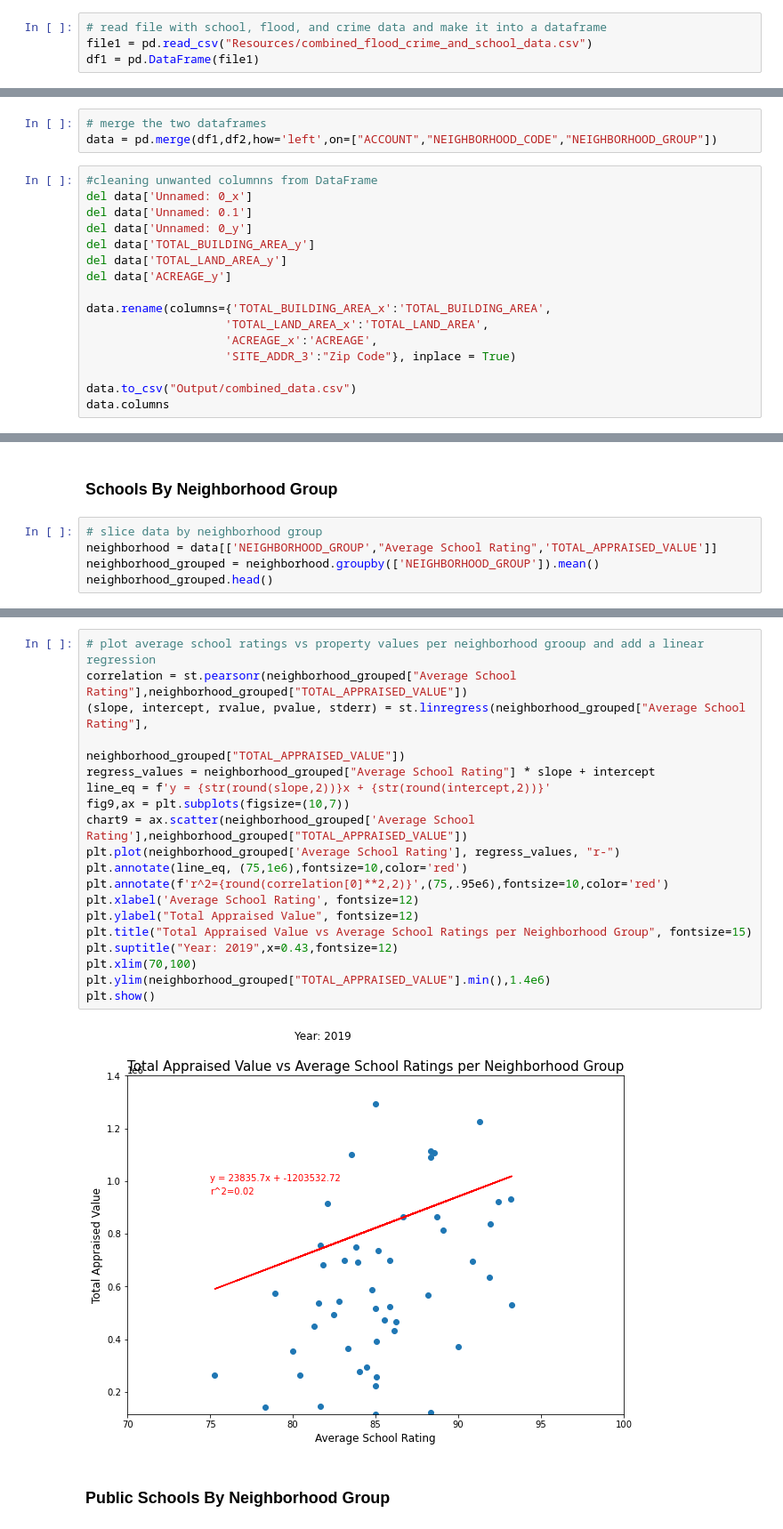
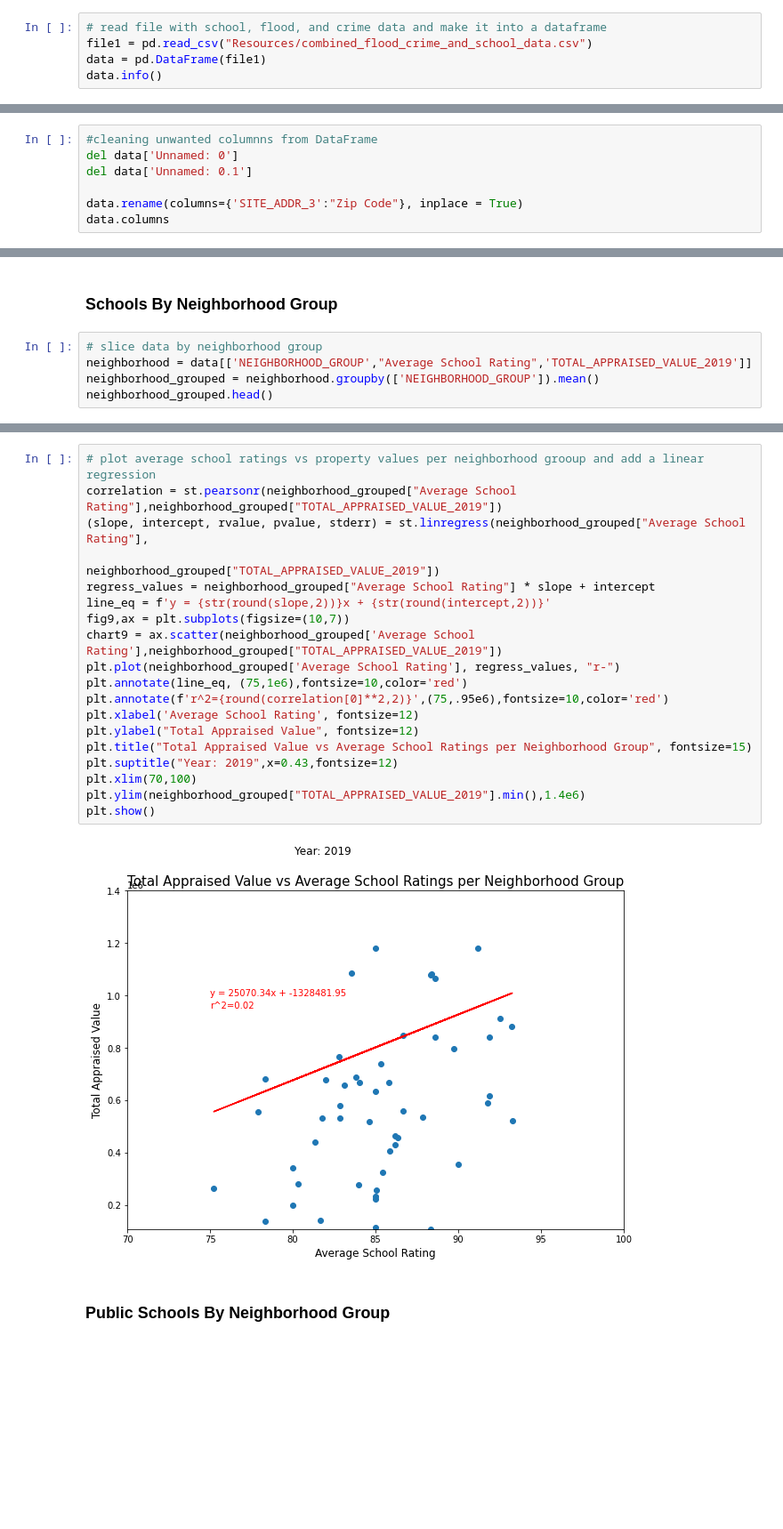
Before and after one commit to adrianaovalle/Project1_Group2, a Jupyter notebook: school_data_exploration.ipynb, the cells around one changed output, grey strips where cells are left out. Shown at 89% size. Drawn from its saved outputs; the diff is of its cells as text; blank space fills up the shorter version.

```diff
--- a/school_data_exploration.ipynb
+++ b/school_data_exploration.ipynb
@@ -20,4 +20,5 @@ gmaps.configure(api_key=gkey)
 # %%
 # read file with school, flood, and crime data and make it into a dataframe
 file1 = pd.read_csv("Resources/combined_flood_crime_and_school_data.csv")
-df1 = pd.DataFrame(file1)
+data = pd.DataFrame(file1)
+data.info()
@@ -31,21 +43,9 @@ df2 = df2.rename(columns={'NEIGHBORHOOD_CODE_2019':"NEIGHBORHOOD_CODE","NEIGHBOR
-# %%
-# merge the two dataframes
-data = pd.merge(df1,df2,how='left',on=["ACCOUNT","NEIGHBORHOOD_CODE","NEIGHBORHOOD_GROUP"])
 # %%
 #cleaning unwanted columnns from DataFrame
-del data['Unnamed: 0_x']
+del data['Unnamed: 0']
 del data['Unnamed: 0.1']
-del data['Unnamed: 0_y']
-del data['TOTAL_BUILDING_AREA_y']
-del data['TOTAL_LAND_AREA_y']
-del data['ACREAGE_y']
 
-data.rename(columns={'TOTAL_BUILDING_AREA_x':'TOTAL_BUILDING_AREA',
-                    'TOTAL_LAND_AREA_x':'TOTAL_LAND_AREA',
-                    'ACREAGE_x':'ACREAGE',
-                    'SITE_ADDR_3':"Zip Code"}, inplace = True)
-
-data.to_csv("Output/combined_data.csv")
+data.rename(columns={'SITE_ADDR_3':"Zip Code"}, inplace = True)
 data.columns
 # %% [output]
 Index(['Address', 'Latitude', 'Longitude', 'Flood Description', 'Flood Zone',
@@ -326,7 +329,7 @@ plt.show()
 ### Schools By Neighborhood Group
 # %%
 # slice data by neighborhood group
-neighborhood = data[['NEIGHBORHOOD_GROUP',"Average School Rating",'TOTAL_APPRAISED_VALUE']]
+neighborhood = data[['NEIGHBORHOOD_GROUP',"Average School Rating",'TOTAL_APPRAISED_VALUE_2019']]
 neighborhood_grouped = neighborhood.groupby(['NEIGHBORHOOD_GROUP']).mean()
 neighborhood_grouped.head()
 # %% [output]
@@ -340,24 +343,24 @@ neighborhood_grouped.head()
 # %%
 # plot average school ratings vs property values per neighborhood grooup and add a linear regression
-correlation = st.pearsonr(neighborhood_grouped["Average School Rating"],neighborhood_grouped["TOTAL_APPRAISED_VALUE"])
+correlation = st.pearsonr(neighborhood_grouped["Average School Rating"],neighborhood_grouped["TOTAL_APPRAISED_VALUE_2019"])
 (slope, intercept, rvalue, pvalue, stderr) = st.linregress(neighborhood_grouped["Average School Rating"],
-                                                           neighborhood_grouped["TOTAL_APPRAISED_VALUE"])
+                                                           neighborhood_grouped["TOTAL_APPRAISED_VALUE_2019"])
 regress_values = neighborhood_grouped["Average School Rating"] * slope + intercept
 line_eq = f'y = {str(round(slope,2))}x + {str(round(intercept,2))}'
 fig9,ax = plt.subplots(figsize=(10,7))
-chart9 = ax.scatter(neighborhood_grouped['Average School Rating'],neighborhood_grouped["TOTAL_APPRAISED_VALUE"])
+chart9 = ax.scatter(neighborhood_grouped['Average School Rating'],neighborhood_grouped["TOTAL_APPRAISED_VALUE_2019"])
 plt.plot(neighborhood_grouped['Average School Rating'], regress_values, "r-")
 plt.annotate(line_eq, (75,1e6),fontsize=10,color='red')
 plt.annotate(f'r^2={round(correlation[0]**2,2)}',(75,.95e6),fontsize=10,color='red')
 plt.xlabel('Average School Rating', fontsize=12)
 plt.ylabel("Total Appraised Value", fontsize=12)
 plt.title("Total Appraised Value vs Average School Ratings per Neighborhood Group", fontsize=15)
 plt.suptitle("Year: 2019",x=0.43,fontsize=12)
 plt.xlim(70,100)
-plt.ylim(neighborhood_grouped["TOTAL_APPRAISED_VALUE"].min(),1.4e6)
+plt.ylim(neighborhood_grouped["TOTAL_APPRAISED_VALUE_2019"].min(),1.4e6)
 plt.show()
 # %% [output]
-[figure, old version]
+[figure, new version]
 # %% [markdown]
 ### Public Schools By Neighborhood Group
 # %%
```
Also changed, not shown: parts of 25 cells of this notebook.
